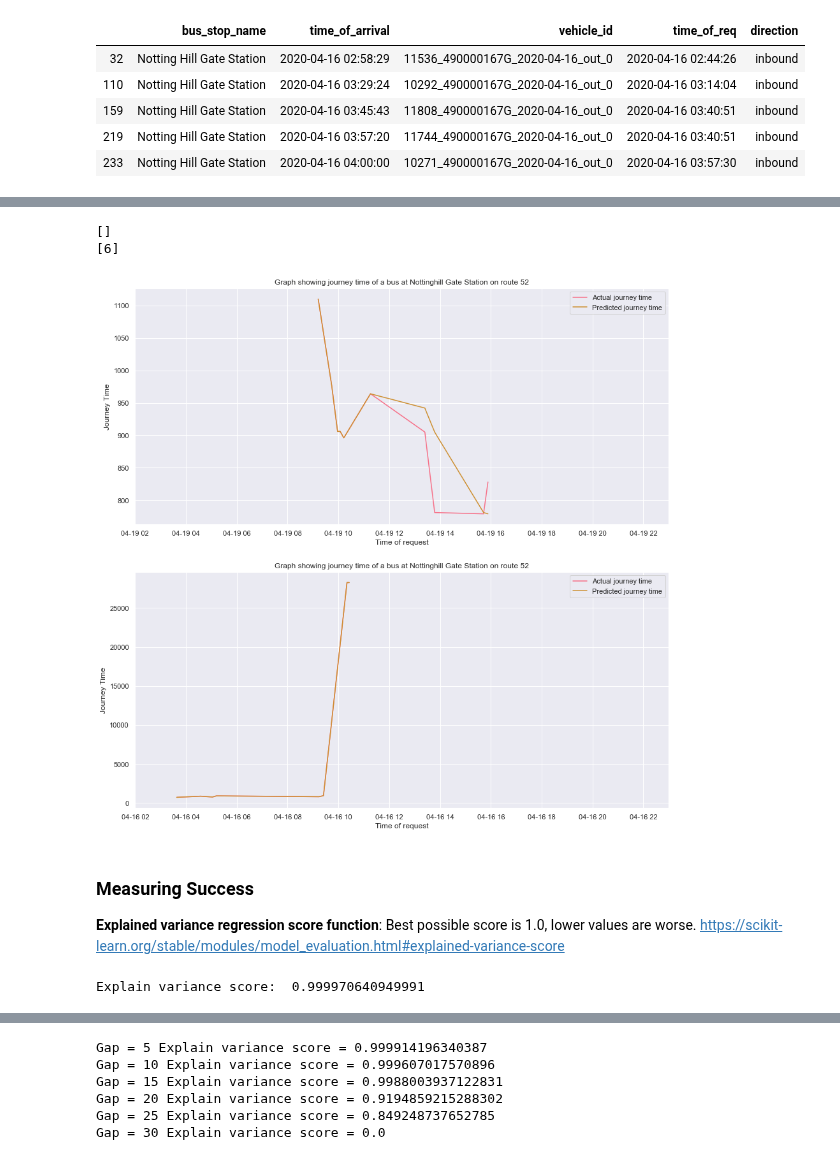
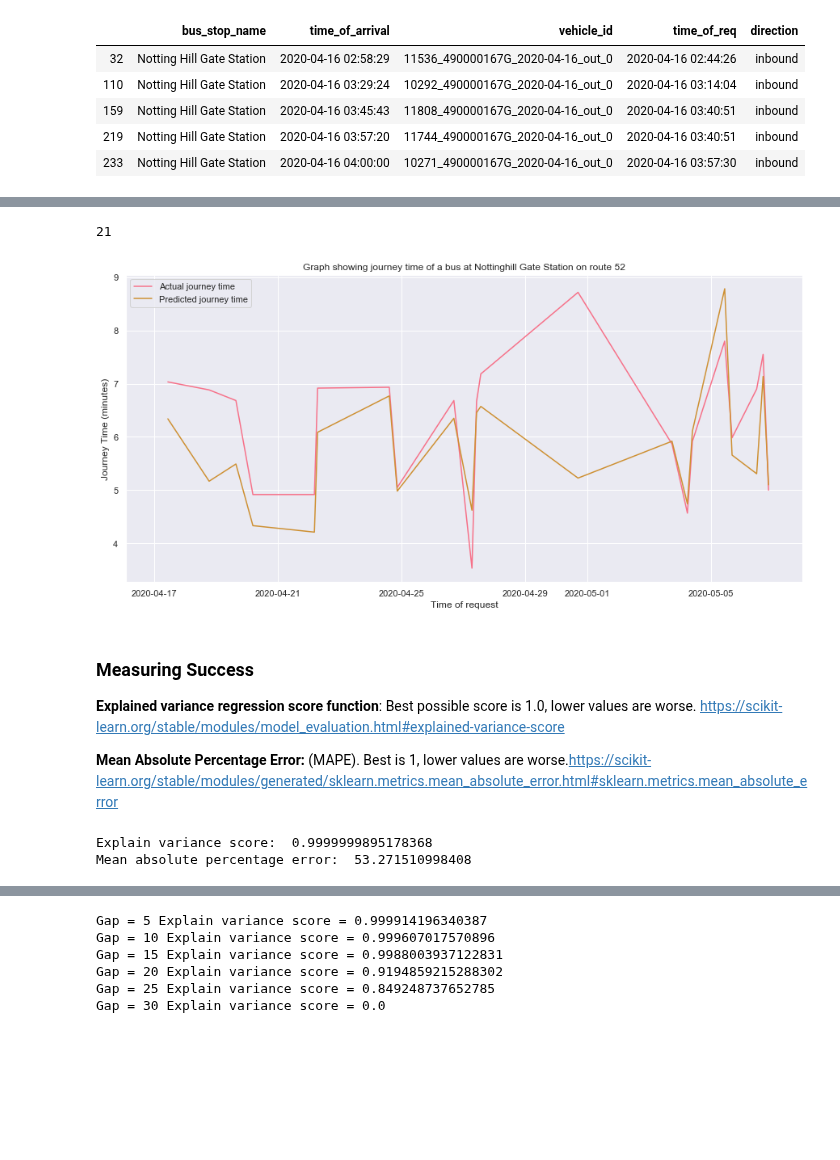
Before and after one commit to serenelc/individual-project-beng, a Jupyter notebook: historical-models.ipynb, the cells around one changed output, grey strips where cells are left out. Cells and saved outputs as stored; diff of their text form; code cells hidden in the pictures; blank space fills up the shorter version.

Commit message:
Trying to get varying sized gaps, but code is struggling to get journey times

```diff
--- a/historical-models.ipynb
+++ b/historical-models.ipynb
@@ -364,10 +364,12 @@ def get_actual_times(arr_stop, req_time, bus_to_track, arr_stop_id):
         if bus['vehicle_id'].startswith(to_match_id):
 
             if actual_arr_time > req_time:
-                # Shouldn't need to check that journey time seems valid because the items
-                # are ordered so the first one we come across should be the right one.
 
                 actual_jrny_time = actual_arr_time - leave_time + dt.timedelta(seconds = 30)
+
+                if (actual_jrny_time > dt.timedelta(minutes = 10)) or (actual_jrny_time < dt.timedelta(minutes = 3)):
+                    return -1, -1
+
                 print("Actual journey time is {}".format(actual_jrny_time))
                 print("Actual arrival time is {}".format(actual_arr_time))
                 return actual_arr_time, actual_jrny_time
@@ -480,11 +482,12 @@ accs_jrny_52 = actual journey times (in minutes)
 
 preds_52 = []
 accs_52 = []
-req_times_52 = generate_random_request_times("2020-04-16 03:00:00", "2020-04-20 23:59:59", 20)
+req_times_52 = generate_random_request_times("2020-04-16 03:00:00", "2020-05-07 23:59:59", 200)
 req_timesx_52 = []
 preds_jrny_52 = []
 accs_jrny_52 = []
 
+start = time.time()
 for req_time in req_times_52:
     pt, at, pj, aj = pred_eval_arrival_times_mult(req_time, stop_a, stop_b, stop_a_id, stop_b_id)
     if at == 0:
@@ -495,4 +498,5 @@ for req_time in req_times_52:
     accs_52.append(at)
     preds_jrny_52.append(pj / 60)
     accs_jrny_52.append(aj / 60)
+print("Total time taken: ", (time.time() - start))
 # %% [output]
@@ -516,57 +520,41 @@ Couldn't find any journeys
-# %%
-times_52_160420 = [convert_time_to_datetime(t) for t in req_timesx_52_160420]
-times_52_190420 = [convert_time_to_datetime(t) for t in req_timesx_52_190420]
-actual_jrny_52_160420 = [x.total_seconds() for x in accs_jrny_52_160420]
-actual_jrny_52_190420 = [x.total_seconds() for x in accs_jrny_52_190420]
-
-outliers_accs_160420 = detect_outlier_z_score(actual_jrny_52_160420)
-print(outliers_accs_160420)
-outliers_accs_190420 = detect_outlier_z_score(actual_jrny_52_190420)
-print(outliers_accs_190420)
-
-def remove_outliers(outlier_index, pred, acc, times):
-    if len(outlier_index) == 0:
-        return pred, acc, times
-    else:
-        p_copy = []
-        a_copy = []
-        t_copy = []
-        for i in range(0, len(pred)):
-            if not (i in outlier_index):
-                p_copy.append(pred[i])
-                a_copy.append(acc[i])
-                t_copy.append(times[i])
-        return p_copy, a_copy, t_copy
-
-actual_jrny_52_160420, preds_jrny_52_160420, times_52_160420 = remove_outliers(outliers_accs_160420, preds_jrny_52_160420, actual_jrny_52_160420, times_52_160420)
-actual_jrny_52_190420, preds_jrny_52_190420, times_52_190420 = remove_outliers(outliers_accs_190420, preds_jrny_52_190420, actual_jrny_52_190420, times_52_190420)
-# %% [output]
-[]
-[6]
+# %%
+len(preds_jrny_52)
+# %% [output]
+21
 # %%
-fig, ax = plt.subplots(figsize=(15,15))
+times_52 = [convert_time_to_datetime(t) for t in req_timesx_52]
+actual_jrny_52 = [x.total_seconds() for x in accs_jrny_52]
 
-ax[0].plot(times_52_190420, actual_jrny_52_190420, label="Actual journey time")
-ax[0].plot(times_52_190420, preds_jrny_52_190420, label="Predicted journey time")
-ax[0].set_xlabel("Time of request")
-ax[0].set_ylabel("Journey Time")
-ax[0].set_xlim([dt.datetime(2020, 4, 19, 2), dt.datetime(2020, 4, 19, 22, 59, 59)])
-ax[0].set_title("Graph showing journey time of a bus at Nottinghill Gate Station on route 52")
-ax[0].legend()
+fig, ax = plt.subplots(figsize=(15,7))
+
+ax.plot(times_52, actual_jrny_52, label="Actual journey time")
+ax.plot(times_52, preds_jrny_52, label="Predicted journey time")
+ax.set_xlabel("Time of request")
+ax.set_ylabel("Journey Time (minutes)")
+ax.set_xlim([dt.datetime(2020, 4, 16, 2), dt.datetime(2020, 5, 7, 22, 59, 59)])
+ax.set_title("Graph showing journey time of a bus to Nottinghill Gate Station on route 52")
+ax.legend()
 
 plt.show()
 # %% [output]
-[figure, old version]
+[figure, new version]
 # %% [markdown]
 ### Measuring Success
 
 **Explained variance regression score function**: Best possible score is 1.0, lower values are worse. https://scikit-learn.org/stable/modules/model_evaluation.html#explained-variance-score
+
+**Mean Absolute Percentage Error:** (MAPE). Best is 1, lower values are worse.https://scikit-learn.org/stable/modules/generated/sklearn.metrics.mean_absolute_error.html#sklearn.metrics.mean_absolute_error
 # %%
-from sklearn.metrics import mean_squared_error, explained_variance_score
+from sklearn.metrics import mean_squared_error, explained_variance_score, mean_absolute_error
 
-actual_seconds_52 = [a.timestamp() for a in accs_52_160420]
-pred_seconds_52 = [p.timestamp() for p in preds_52_160420]
+actual_seconds_52 = [a.timestamp() for a in accs_52]
+pred_seconds_52 = [p.timestamp() for p in preds_52]
+
 evs = explained_variance_score(actual_seconds_52, pred_seconds_52)
+mape = mean_absolute_error(actual_seconds_52, pred_seconds_52)
+
 print("Explain variance score: ", evs)
+print("Mean absolute percentage error: ", mape)
 # %% [output]
-Explain variance score:  0.999970640949991
+Explain variance score:  0.9999999895178368
+Mean absolute percentage error:  53.271510998408
```
Also changed, not shown: parts of 8 cells of this notebook, 45 other files.
